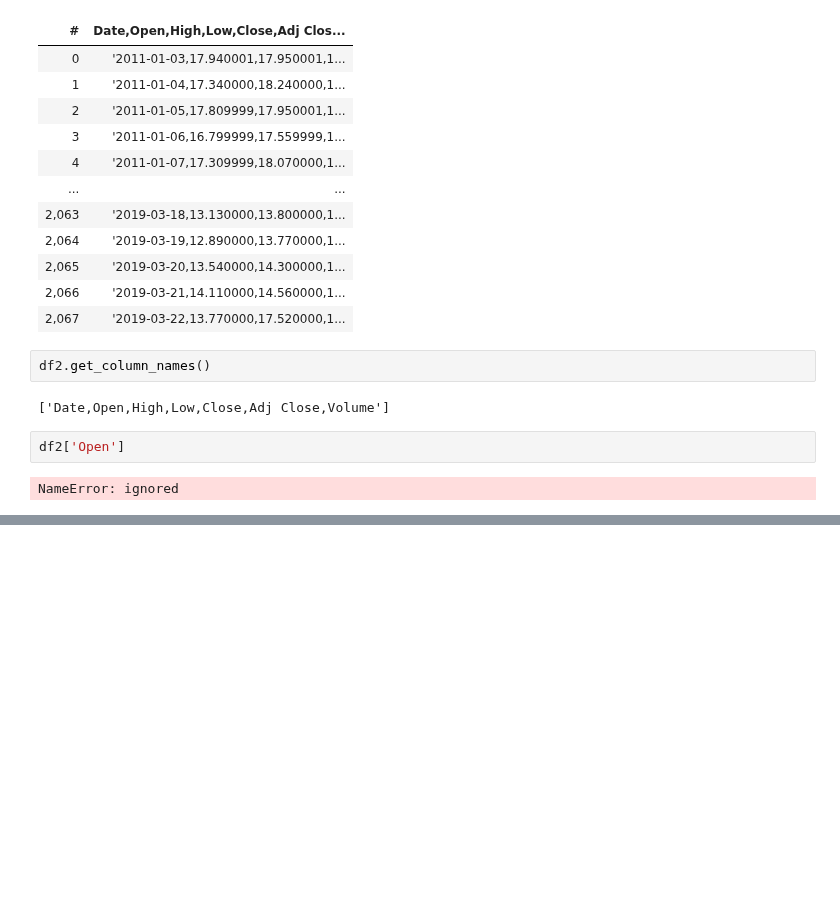
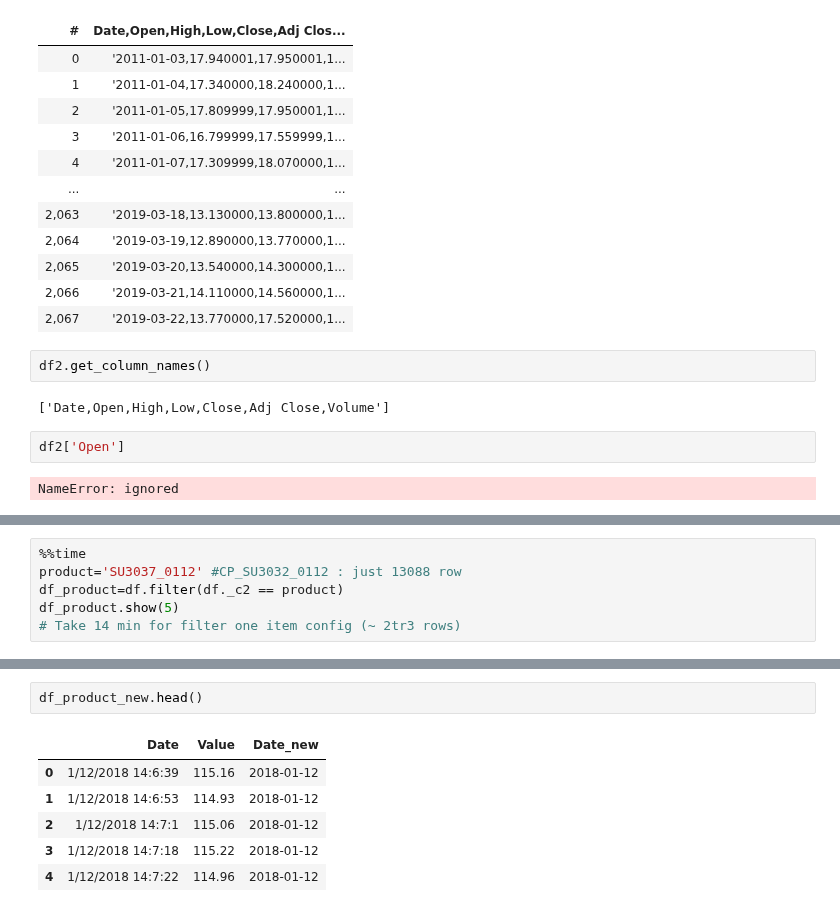
Before and after one commit to duybluemind1988/Data-science, a Jupyter notebook: Sonion/Compare_all_bigdata_method.ipynb, the cells around one changed output, grey strips where cells are left out. Cells and saved outputs as stored; diff of their text form; blank space fills up the shorter version.

```diff
--- a/Sonion/Compare_all_bigdata_method.ipynb
+++ b/Sonion/Compare_all_bigdata_method.ipynb
@@ -815,0 +892,6 @@ NameError: ignored
+# %%
+%%time
+product='SU3037_0112' #CP_SU3032_0112 : just 13088 row
+df_product=df.filter(df._c2 == product)
+df_product.show(5)
+# Take 14 min for filter one item config (~ 2tr3 rows)
@@ -815,0 +966,9 @@ NameError: ignored
+# %%
+df_product_new.head()
+# %% [output]
+|  | Date | Value | Date_new |
+| 0 | 1/12/2018 14:6:39 | 115.16 | 2018-01-12 |
+| 1 | 1/12/2018 14:6:53 | 114.93 | 2018-01-12 |
+| 2 | 1/12/2018 14:7:1 | 115.06 | 2018-01-12 |
+| 3 | 1/12/2018 14:7:18 | 115.22 | 2018-01-12 |
+| 4 | 1/12/2018 14:7:22 | 114.96 | 2018-01-12 |
```
Also changed, not shown: parts of 35 cells of this notebook.
